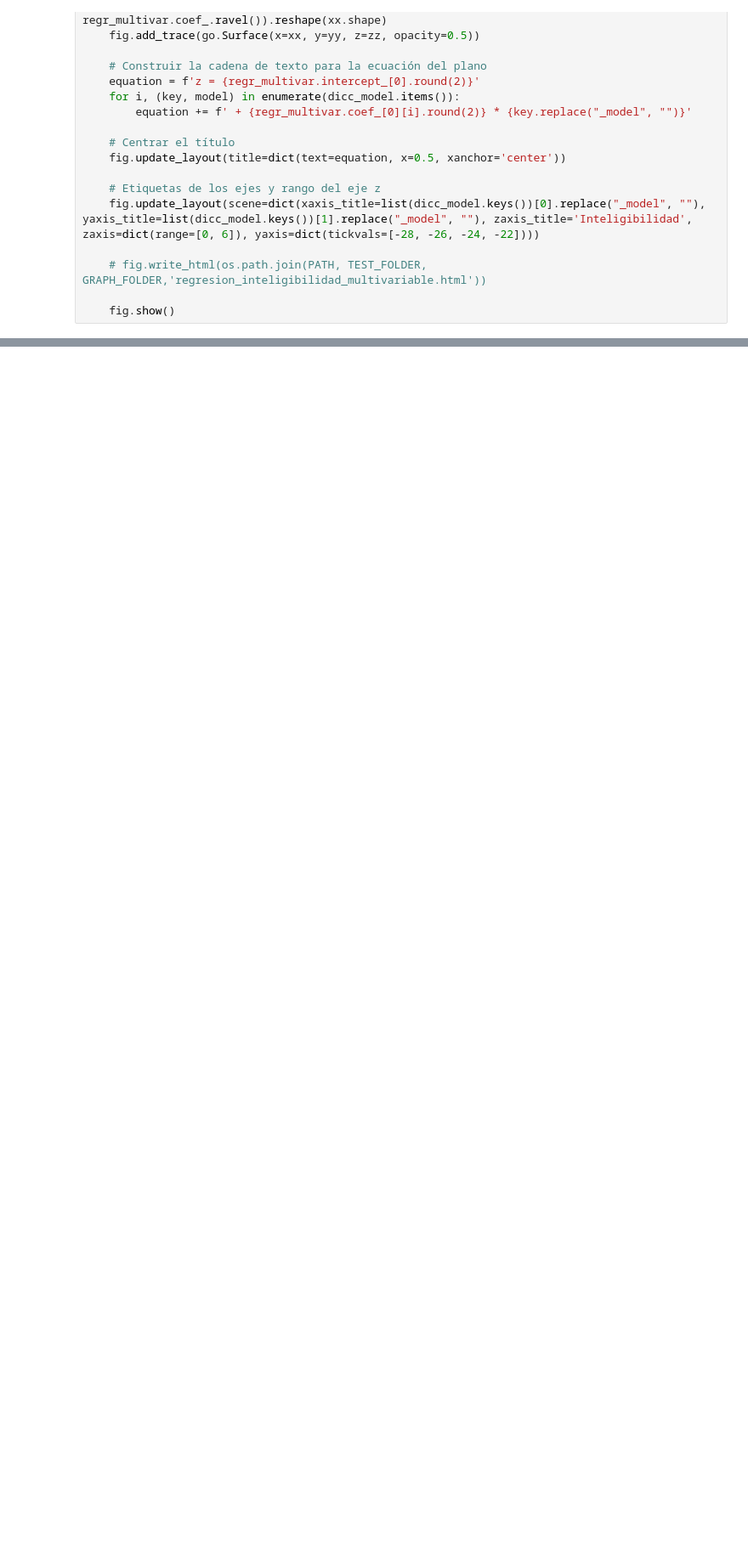
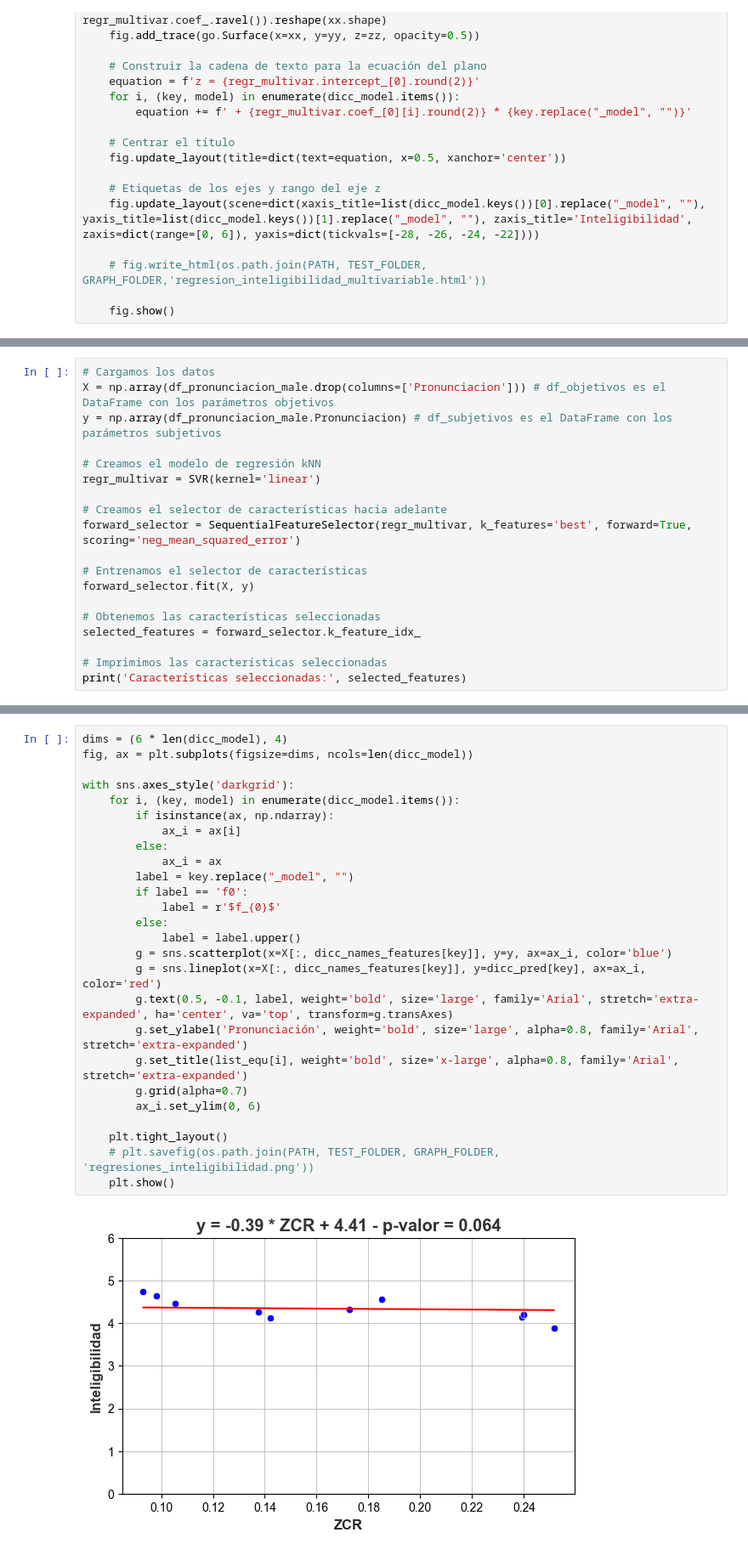
Before and after one commit to LeandroNardi96/analisis-estadistico-voces-artificiales, a Jupyter notebook: regression.ipynb, the cells around one changed output, grey strips where cells are left out. Shown: that part at 85% size. Saved outputs shown, nothing was run; the diff lists cells and outputs as text; blank space fills up the shorter version.

```diff
--- a/regression.ipynb
+++ b/regression.ipynb
@@ -414,0 +425,19 @@ if len(dicc_model) == 2:
+# %%
+# Cargamos los datos
+X = np.array(df_pronunciacion_male.drop(columns=['Pronunciacion'])) # df_objetivos es el DataFrame con los parámetros objetivos
+y = np.array(df_pronunciacion_male.Pronunciacion) # df_subjetivos es el DataFrame con los parámetros subjetivos
+
+# Creamos el modelo de regresión kNN
+regr_multivar = SVR(kernel='linear')
+
+# Creamos el selector de características hacia adelante
+forward_selector = SequentialFeatureSelector(regr_multivar, k_features='best', forward=True, scoring='neg_mean_squared_error')
+
+# Entrenamos el selector de características
+forward_selector.fit(X, y)
+
+# Obtenemos las características seleccionadas
+selected_features = forward_selector.k_feature_idx_
+
+# Imprimimos las características seleccionadas
+print('Características seleccionadas:', selected_features)
@@ -414,0 +530,28 @@ if len(dicc_model) == 2:
+# %%
+dims = (6 * len(dicc_model), 4)
+fig, ax = plt.subplots(figsize=dims, ncols=len(dicc_model))
+
+with sns.axes_style('darkgrid'):
+    for i, (key, model) in enumerate(dicc_model.items()):
+        if isinstance(ax, np.ndarray):
+            ax_i = ax[i]
+        else:
+            ax_i = ax
+        label = key.replace("_model", "")
+        if label == 'f0':
+            label = r'$f_{0}$'
+        else:
+            label = label.upper()
+        g = sns.scatterplot(x=X[:, dicc_names_features[key]], y=y, ax=ax_i, color='blue')
+        g = sns.lineplot(x=X[:, dicc_names_features[key]], y=dicc_pred[key], ax=ax_i, color='red')
+        g.text(0.5, -0.1, label, weight='bold', size='large', family='Arial', stretch='extra-expanded', ha='center', va='top', transform=g.transAxes)
+        g.set_ylabel('Pronunciación', weight='bold', size='large', alpha=0.8, family='Arial', stretch='extra-expanded')
+        g.set_title(list_equ[i], weight='bold', size='x-large', alpha=0.8, family='Arial', stretch='extra-expanded')
+        g.grid(alpha=0.7)
+        ax_i.set_ylim(0, 6)
+
+    plt.tight_layout()
+    # plt.savefig(os.path.join(PATH, TEST_FOLDER, GRAPH_FOLDER, 'regresiones_inteligibilidad.png'))
+    plt.show()
+# %% [output]
+[figure, added]
```
Also changed, not shown: parts of 71 cells of this notebook, 1 other file.
